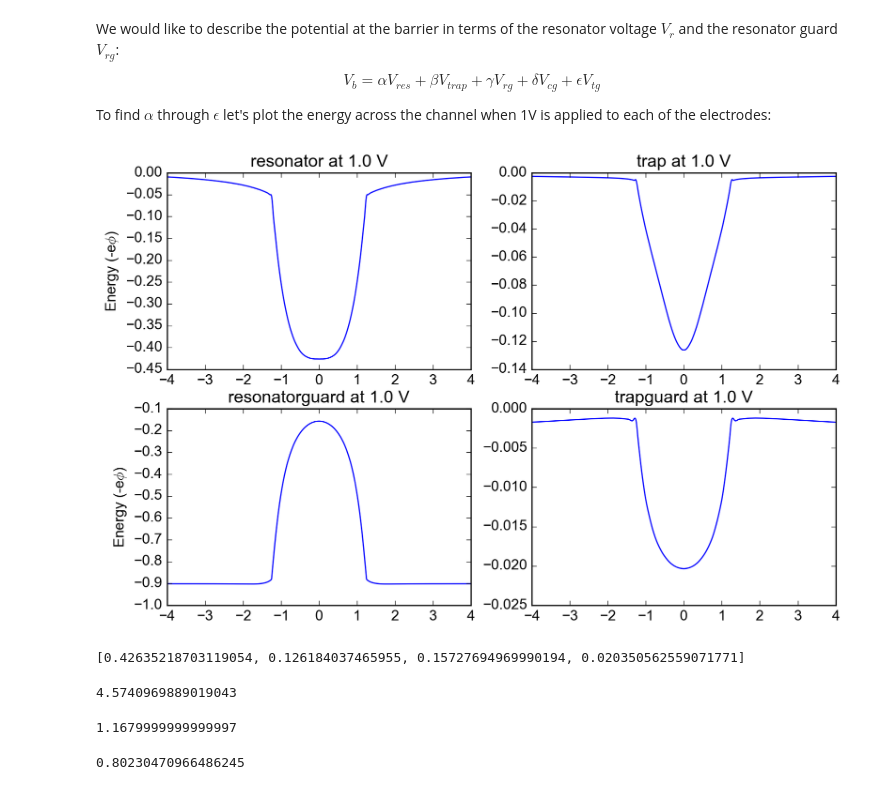
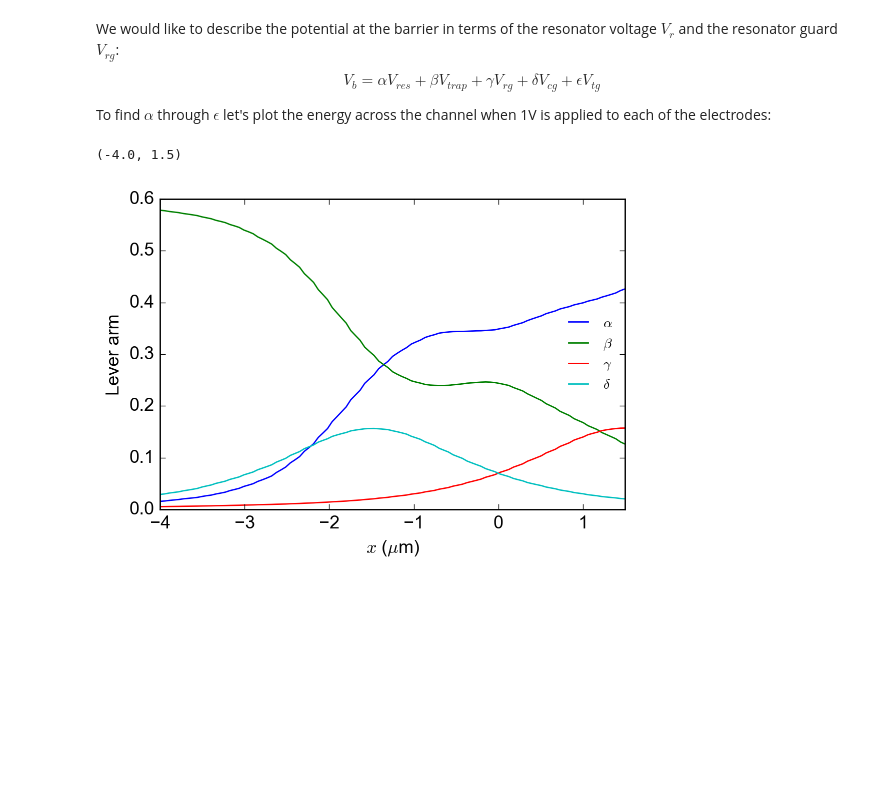
Before and after one commit to gkoolstra/ipython-notebooks, a Jupyter notebook: 20170222 - Separate Electrode Contributions for M018V5.ipynb, the cells around one changed output. Drawn from its saved outputs; the diff is of its cells as text; code cells hidden in the pictures; blank space fills up the shorter version.

```diff
--- a/20170222 - Separate Electrode Contributions for M018V5.ipynb
+++ b/20170222 - Separate Electrode Contributions for M018V5.ipynb
@@ -64,45 +62,51 @@ $$ V_b = \alpha V_{res} + \beta V_{trap} + \gamma V_{rg} + \delta V_{cg} + \epsi
 
 To find $\alpha$ through $\epsilon$ let's plot the energy across the channel when 1V is applied to each of the electrodes:
 # %%
-xoi = 1.5
-xoi_idx = common.find_nearest(xeval, xoi)
-ctr_idx = common.find_nearest(y_eval[:,0], 0)
-
 names = ['alpha', 'beta', 'gamma', 'delta']
 voltage_coefficients = list()
+xois = np.array(np.linspace(-4.0, 1.5, 101).tolist() + [7.0])
+do_plot = False
 
-fig = plt.figure(figsize=(10.,10.))
+for xoi in xois:
+    xoi_idx = common.find_nearest(xeval, xoi)
+    ctr_idx = common.find_nearest(y_eval[:,0], 0)
 
-for i in range(4):
-    plt.subplot("32%d"%(i+1))
-    plt.plot(y_eval[:,0]*1E6, -output[i]['V'][xoi_idx, :])
-    if not i%2:
-        plt.ylabel("Energy (-e$\phi$)")
-    #if i in [4,5]:
-    #    plt.xlabel("x ($\mu$m)")
-    plt.title("%s at 1.0 V"%output[i]['name'])
+    if do_plot:
+        fig = plt.figure(figsize=(10.,10.))
 
-#    print("%s = %.3f"%(names[i], output[i]['V'][xoi_idx,ctr_idx]))
+    for i in range(4):
+        if do_plot:
+            plt.subplot("32%d"%(i+1))
+            plt.plot(y_eval[:,0]*1E6, -output[i]['V'][xoi_idx, :])
+            if not i%2:
+                plt.ylabel("Energy (-e$\phi$)")
+            #if i in [4,5]:
+            #    plt.xlabel("x ($\mu$m)")
+            plt.title("%s at 1.0 V"%output[i]['name'])
 
-    voltage_coefficients.append(output[i]['V'][xoi_idx, ctr_idx])
+        voltage_coefficients.append(output[i]['V'][xoi_idx, ctr_idx])
 
 #if save:
 #    common.save_figure(fig, save_path=save_path)
-# %% [output]
-[figure, removed]
-# %%
-print(voltage_coefficients)
-# %% [output]
-[0.42635218703119054, 0.126184037465955, 0.15727694969990194, 0.020350562559071771]
-# %%
-(1-voltage_coefficients[0])/voltage_coefficients[1]
-# %% [output]
-4.5740969889019043
-# %%
-(0.573-0.427)/0.125
-# %% [output]
-1.1679999999999997
-# %%
-voltage_coefficients[1]/voltage_coefficients[2]
-# %% [output]
-0.80230470966486245
+# %%
+N = len(xois)
+
+alphas = np.array(voltage_coefficients[::4])
+betas = np.array(voltage_coefficients[1::4])
+gammas = np.array(voltage_coefficients[2::4])
+deltas = np.array(voltage_coefficients[3::4])
+
+common.configure_axes(13)
+plt.figure(figsize=(6.,4.))
+plt.plot(xois, alphas, label=r"$\alpha$")
+plt.plot(xois, betas, label=r"$\beta$")
+plt.plot(xois, gammas, label=r"$\gamma$")
+plt.plot(xois, deltas, label=r"$\delta$")
+plt.legend(loc=0, frameon=False, prop={"size" : 10})
+plt.xlabel("$x$ ($\mu$m)")
+plt.ylabel("Lever arm")
+
+plt.xlim(xois[0], xois[-2])
+# %% [output]
+(-4.0, 1.5)
+[figure, added]
```
Also changed, not shown: parts of 7 cells of this notebook.
